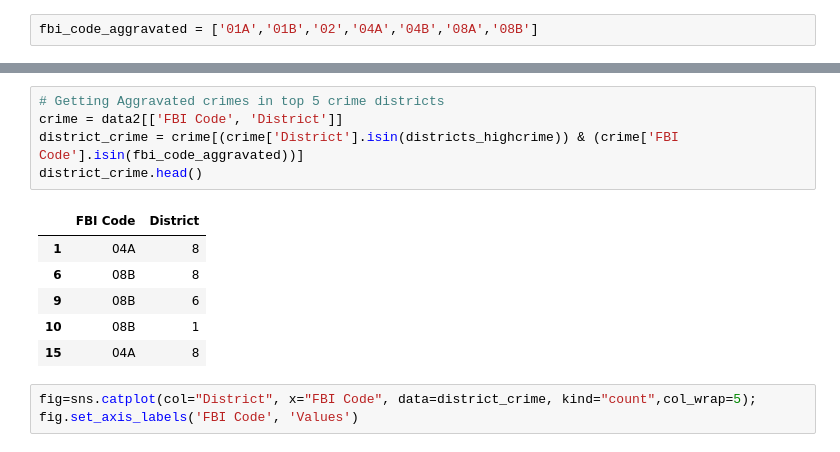
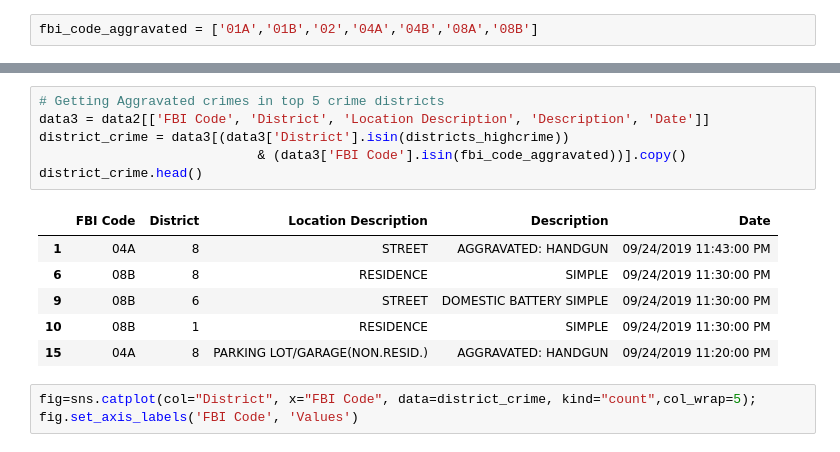
Before and after one commit to ann364/Chicago-Crime-Analysis, a Jupyter notebook: Chicago Police Schedule Recommendation.ipynb, the cells around one changed output, grey strips where cells are left out. Cells and saved outputs as stored; diff of their text form.

Commit message:
Update Chicago Police Schedule Recommendation
Getting more insights of past aggravated crimes based  on date ,time, location

```diff
--- a/Chicago Police Schedule Recommendation.ipynb
+++ b/Chicago Police Schedule Recommendation.ipynb
@@ -210,16 +205,17 @@ https://www.govtech.com/public-safety/Chicago-Police-Cut-Crime-with-Major-Upgrad
 Let focus on top 5 crime districts and getting aggravated crimes:
 # %%
 # Getting Aggravated crimes in top 5 crime districts
-crime = data2[['FBI Code', 'District']]
-district_crime = crime[(crime['District'].isin(districts_highcrime)) & (crime['FBI Code'].isin(fbi_code_aggravated))]
+data3 = data2[['FBI Code', 'District', 'Location Description', 'Description', 'Date']]
+district_crime = data3[(data3['District'].isin(districts_highcrime))
+                            & (data3['FBI Code'].isin(fbi_code_aggravated))].copy()
 district_crime.head()
 # %% [output]
-|  | FBI Code | District |
-| 1 | 04A | 8 |
-| 6 | 08B | 8 |
-| 9 | 08B | 6 |
-| 10 | 08B | 1 |
-| 15 | 04A | 8 |
+|  | FBI Code | District | Location Description | Description | Date |
+| 1 | 04A | 8 | STREET | AGGRAVATED: HANDGUN | 09/24/2019 11:43:00 PM |
+| 6 | 08B | 8 | RESIDENCE | SIMPLE | 09/24/2019 11:30:00 PM |
+| 9 | 08B | 6 | STREET | DOMESTIC BATTERY SIMPLE | 09/24/2019 11:30:00 PM |
+| 10 | 08B | 1 | RESIDENCE | SIMPLE | 09/24/2019 11:30:00 PM |
+| 15 | 04A | 8 | PARKING LOT/GARAGE(NON.RESID.) | AGGRAVATED: HANDGUN | 09/24/2019 11:20:00 PM |
 # %%
 fig=sns.catplot(col="District", x="FBI Code", data=district_crime, kind="count",col_wrap=5);
 fig.set_axis_labels('FBI Code', 'Values')
```
Also changed, not shown: parts of 13 cells of this notebook.
